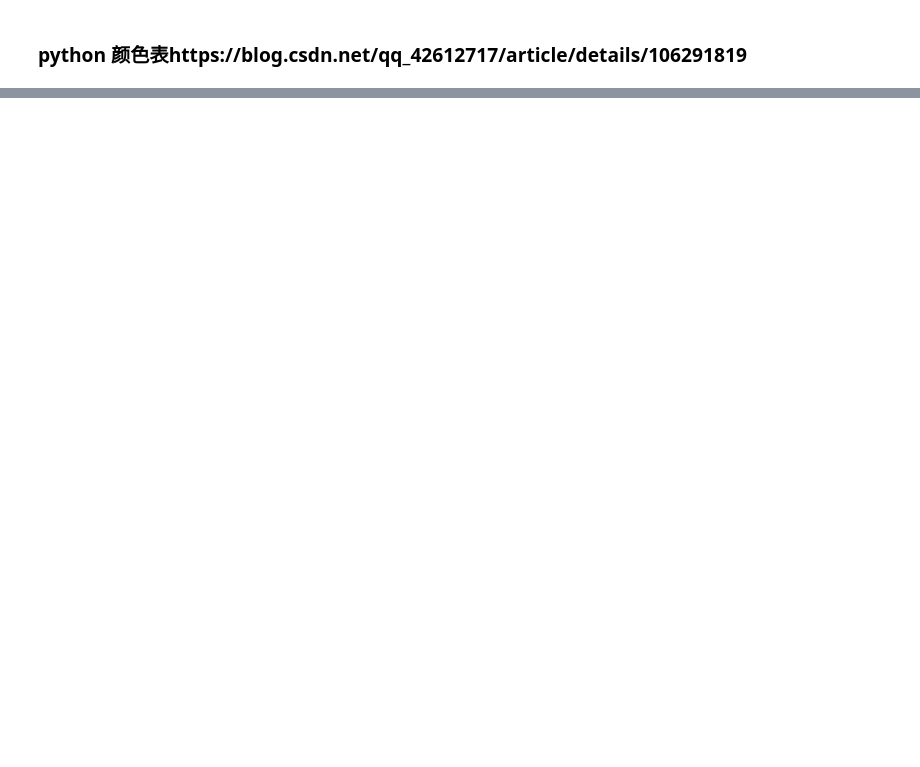
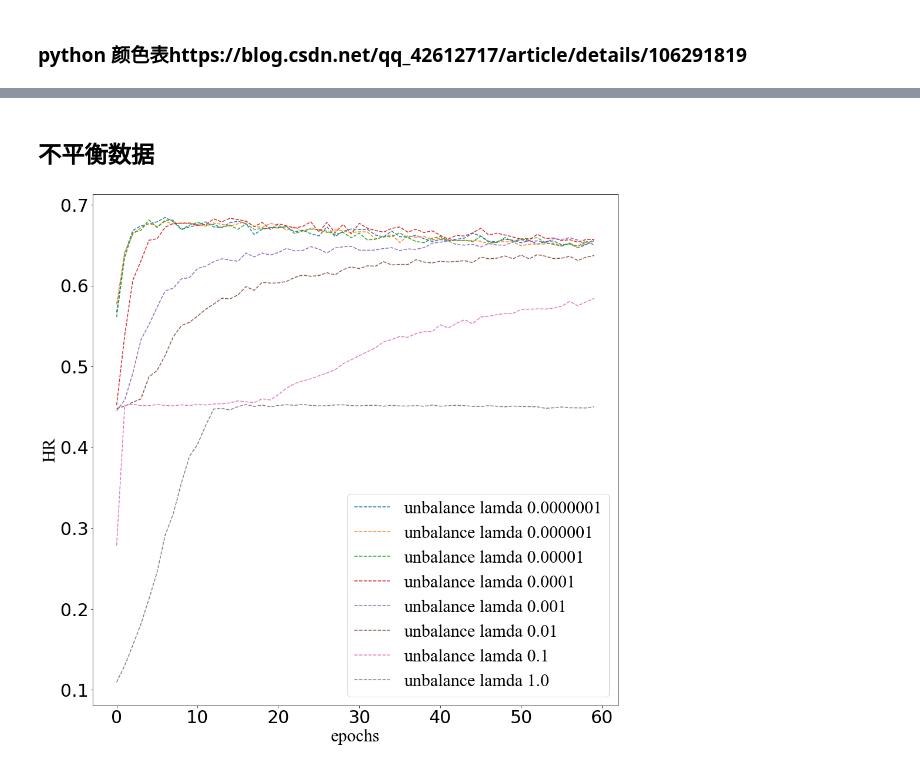
Before and after one commit to samkam777/pFed, a Jupyter notebook: visulization.ipynb, the cells around one changed output, grey strips where cells are left out. Cells and saved outputs as stored; diff of their text form; code cells hidden in the pictures; blank space fills up the shorter version.

```diff
--- a/visulization.ipynb
+++ b/visulization.ipynb
@@ -616,0 +126,57 @@ plt.savefig(r"./result/compare/user_5_differen_lr_NDCG")
+# %% [markdown]
+## 不平衡数据
+# %%
+
+unbalance_lamda_0_0000001_HR = process_privacy_data(r"./2021-09-21-16-28-43/_balance_False_user_5_DP_False_algorithm_pFedMe_GlobalLr_0.01_PersonalLr_0.01_lamda_1e-07_loss_reduction_mean_/logs/server/total_test_HR/total_test_HR.txt")
+unbalance_lamda_0_000001_HR = process_privacy_data(r"./2021-09-21-16-28-43/_balance_False_user_5_DP_False_algorithm_pFedMe_GlobalLr_0.01_PersonalLr_0.01_lamda_1e-06_loss_reduction_mean_/logs/server/total_test_HR/total_test_HR.txt")
+unbalance_lamda_0_00001_HR = process_privacy_data(r"./2021-09-21-16-28-43/_balance_False_user_5_DP_False_algorithm_pFedMe_GlobalLr_0.01_PersonalLr_0.01_lamda_1e-05_loss_reduction_mean_/logs/server/total_test_HR/total_test_HR.txt")
+unbalance_lamda_0_0001_HR = process_privacy_data(r"./2021-09-21-16-28-43/_balance_False_user_5_DP_False_algorithm_pFedMe_GlobalLr_0.01_PersonalLr_0.01_lamda_0.0001_loss_reduction_mean_/logs/server/total_test_HR/total_test_HR.txt")
+unbalance_lamda_0_001_HR = process_privacy_data(r"./2021-09-21-16-28-43/_balance_False_user_5_DP_False_algorithm_pFedMe_GlobalLr_0.01_PersonalLr_0.01_lamda_0.001_loss_reduction_mean_/logs/server/total_test_HR/total_test_HR.txt")
+unbalance_lamda_0_01_HR = process_privacy_data(r"./2021-09-21-16-28-43/_balance_False_user_5_DP_False_algorithm_pFedMe_GlobalLr_0.01_PersonalLr_0.01_lamda_0.01_loss_reduction_mean_/logs/server/total_test_HR/total_test_HR.txt")
+unbalance_lamda_0_1_HR = process_privacy_data(r"./2021-09-21-16-28-43/_balance_False_user_5_DP_False_algorithm_pFedMe_GlobalLr_0.01_PersonalLr_0.01_lamda_0.1_loss_reduction_mean_/logs/server/total_test_HR/total_test_HR.txt")
+unbalance_lamda_1_HR = process_privacy_data(r"./2021-09-21-16-28-43/_balance_False_user_5_DP_False_algorithm_pFedMe_GlobalLr_0.01_PersonalLr_0.01_lamda_1.0_loss_reduction_mean_/logs/server/total_test_HR/total_test_HR.txt")
+balance_lamda_0_0000001_HR = process_privacy_data(r"./2021-09-21-16-28-43/_balance_True_user_5_DP_False_algorithm_pFedMe_GlobalLr_0.01_PersonalLr_0.01_lamda_1e-07_loss_reduction_mean_/logs/server/total_test_HR/total_test_HR.txt")
+balance_lamda_0_000001_HR = process_privacy_data(r"./2021-09-21-16-28-43/_balance_True_user_5_DP_False_algorithm_pFedMe_GlobalLr_0.01_PersonalLr_0.01_lamda_1e-06_loss_reduction_mean_/logs/server/total_test_HR/total_test_HR.txt")
+balance_lamda_0_00001_HR = process_privacy_data(r"./2021-09-21-16-28-43/_balance_True_user_5_DP_False_algorithm_pFedMe_GlobalLr_0.01_PersonalLr_0.01_lamda_1e-05_loss_reduction_mean_/logs/server/total_test_HR/total_test_HR.txt")
+balance_lamda_0_0001_HR = process_privacy_data(r"./2021-09-21-16-28-43/_balance_True_user_5_DP_False_algorithm_pFedMe_GlobalLr_0.01_PersonalLr_0.01_lamda_0.0001_loss_reduction_mean_/logs/server/total_test_HR/total_test_HR.txt")
+balance_lamda_0_001_HR = process_privacy_data(r"./2021-09-21-16-28-43/_balance_True_user_5_DP_False_algorithm_pFedMe_GlobalLr_0.01_PersonalLr_0.01_lamda_0.001_loss_reduction_mean_/logs/server/total_test_HR/total_test_HR.txt")
+balance_lamda_0_01_HR = process_privacy_data(r"./2021-09-21-16-28-43/_balance_True_user_5_DP_False_algorithm_pFedMe_GlobalLr_0.01_PersonalLr_0.01_lamda_0.01_loss_reduction_mean_/logs/server/total_test_HR/total_test_HR.txt")
+balance_lamda_0_1_HR = process_privacy_data(r"./2021-09-21-16-28-43/_balance_True_user_5_DP_False_algorithm_pFedMe_GlobalLr_0.01_PersonalLr_0.01_lamda_0.1_loss_reduction_mean_/logs/server/total_test_HR/total_test_HR.txt")
+balance_lamda_1_HR = process_privacy_data(r"./2021-09-21-16-28-43/_balance_True_user_5_DP_False_algorithm_pFedMe_GlobalLr_0.01_PersonalLr_0.01_lamda_1.0_loss_reduction_mean_/logs/server/total_test_HR/total_test_HR.txt")
+
+
+epochs = [x for x in range(0, 60, 1)]
+
+plt.plot(epochs, unbalance_lamda_0_0000001_HR, '--', label='unbalance lamda 0.0000001')
+plt.plot(epochs, unbalance_lamda_0_000001_HR, '--', label='unbalance lamda 0.000001')
+plt.plot(epochs, unbalance_lamda_0_00001_HR, '--', label='unbalance lamda 0.00001')
+plt.plot(epochs, unbalance_lamda_0_0001_HR, '--', label='unbalance lamda 0.0001')
+plt.plot(epochs, unbalance_lamda_0_001_HR, '--', label='unbalance lamda 0.001')
+plt.plot(epochs, unbalance_lamda_0_01_HR, '--', label='unbalance lamda 0.01')
+plt.plot(epochs, unbalance_lamda_0_1_HR, '--', label='unbalance lamda 0.1')
+plt.plot(epochs, unbalance_lamda_1_HR, '--', label='unbalance lamda 1.0')
+#plt.plot(epochs, balance_lamda_0_0000001_HR, '-', label='balance lamda 0.0000001')
+#plt.plot(epochs, balance_lamda_0_000001_HR, '-', label='balance lamda 0.000001')
+#plt.plot(epochs, balance_lamda_0_00001_HR, '-', label='balance lamda 0.00001')
+#plt.plot(epochs, balance_lamda_0_0001_HR, '-', label='balance lamda 0.0001')
+#plt.plot(epochs, balance_lamda_0_001_HR, '-', label='balance lamda 0.001')
+#plt.plot(epochs, balance_lamda_0_01_HR, '-', label='balance lamda 0.01')
+#plt.plot(epochs, balance_lamda_0_1_HR, '-', label='balance lamda 0.1')
+#plt.plot(epochs, balance_lamda_1_HR, '-', label='balance lamda 1.0')
+
+font1 = {'family' : 'Times New Roman',
+'weight' : 'normal',
+'size'   : 30,
+}
+
+plt.tick_params(labelsize=30)
+plt.legend(prop=font1)
+plt.xlabel('epochs', font1)
+plt.ylabel('HR', font1)
+# plt.title('FedAvg unbalance data')
+
+fig = matplotlib.pyplot.gcf()
+fig.set_size_inches(16, 16)
+plt.savefig(r"./result/pFed_lamda/lamda_unbalance_HR")
+# %% [output]
+[figure, added]
```
Also changed, not shown: parts of 44 cells of this notebook, 8 other files.
